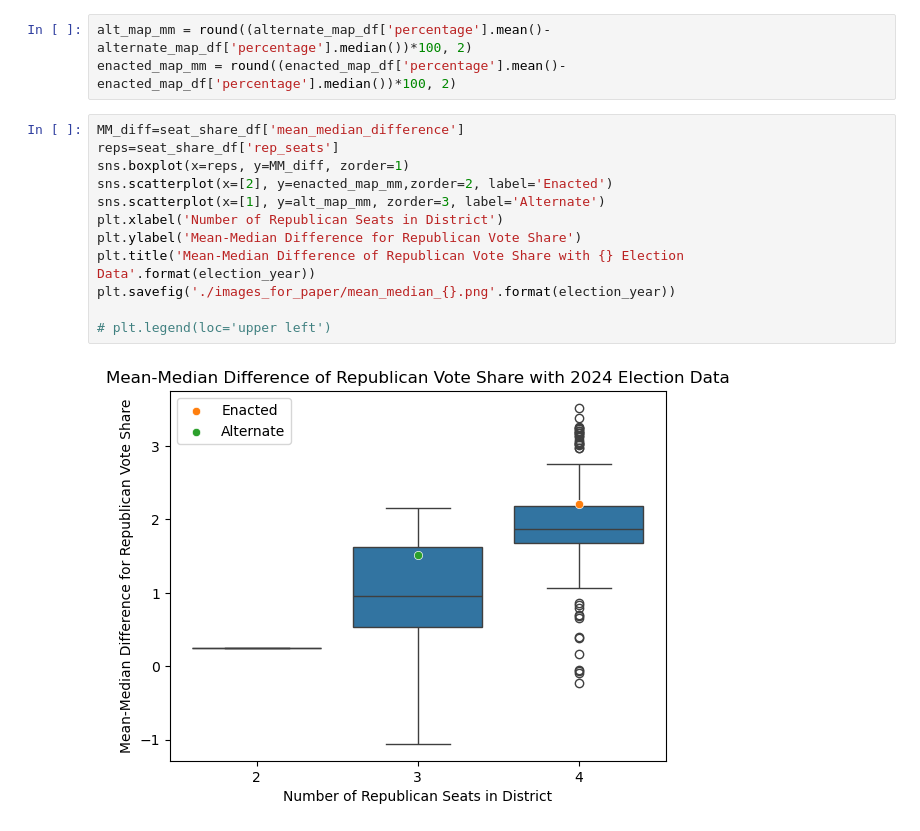
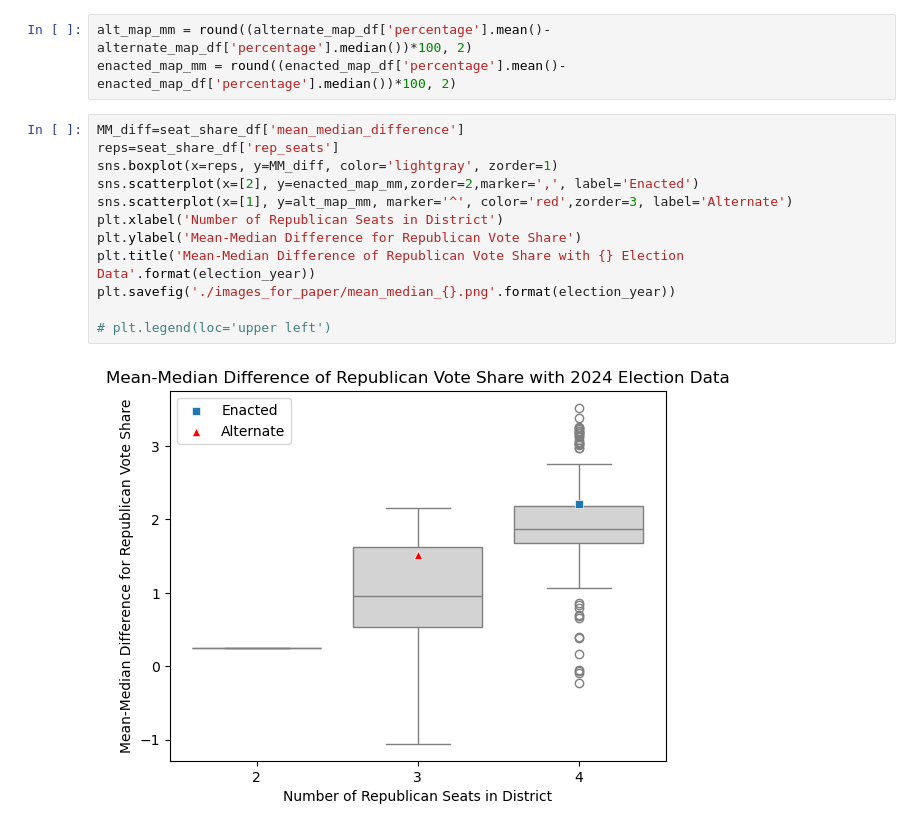
Before and after one commit to stefaniegwangphd/ia-redistricting, a Jupyter notebook: election_analysis.ipynb, the cells around one changed output. Saved outputs shown, nothing was run; the diff lists cells and outputs as text.

Commit message:
change marker styles for enacted and alt maps for increased ivisility

```diff
--- a/election_analysis.ipynb
+++ b/election_analysis.ipynb
@@ -305,14 +302,14 @@ enacted_map_mm = round((enacted_map_df['percentage'].mean()-enacted_map_df['perc
 # %%
 MM_diff=seat_share_df['mean_median_difference']
 reps=seat_share_df['rep_seats']
-sns.boxplot(x=reps, y=MM_diff, zorder=1)
-sns.scatterplot(x=[2], y=enacted_map_mm,zorder=2, label='Enacted')
-sns.scatterplot(x=[1], y=alt_map_mm, zorder=3, label='Alternate')
+sns.boxplot(x=reps, y=MM_diff, color='lightgray', zorder=1)
+sns.scatterplot(x=[2], y=enacted_map_mm,zorder=2,marker=',', label='Enacted')
+sns.scatterplot(x=[1], y=alt_map_mm, marker='^', color='red',zorder=3, label='Alternate')
 plt.xlabel('Number of Republican Seats in District')
 plt.ylabel('Mean-Median Difference for Republican Vote Share')
 plt.title('Mean-Median Difference of Republican Vote Share with {} Election Data'.format(election_year))
 plt.savefig('./images_for_paper/mean_median_{}.png'.format(election_year))
 
 # plt.legend(loc='upper left')
 # %% [output]
-[figure, old version]
+[figure, new version]
```
Also changed, not shown: parts of 4 cells of this notebook, 8 other files.
